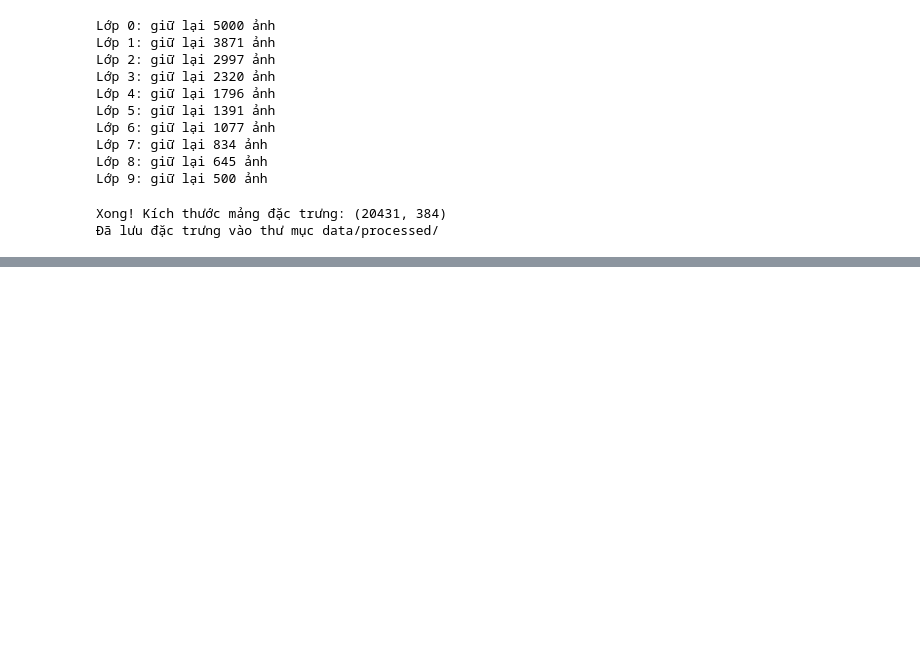
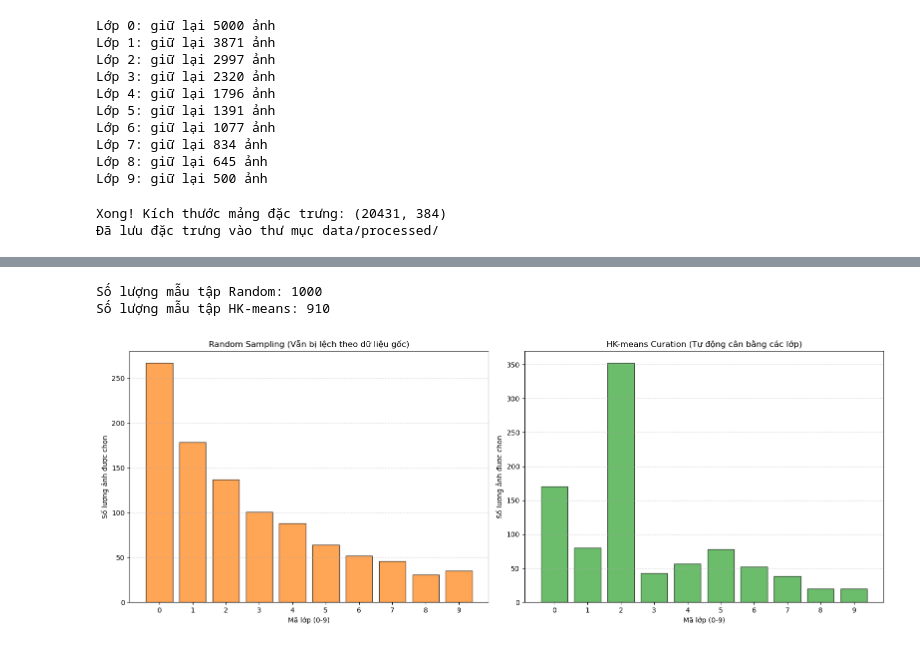
Before and after one commit to pqthinh232/Data-Mining-Lab-3-Clustering-and-its-applications, a Jupyter notebook: notebooks/03_new_dataset.ipynb, the cells around one changed output, grey strips where cells are left out. Cells and saved outputs as stored; diff of their text form; code cells hidden in the pictures; blank space fills up the shorter version.

```diff
--- a/notebooks/03_new_dataset.ipynb
+++ b/notebooks/03_new_dataset.ipynb
@@ -143,0 +162,79 @@ Error:
+# %%
+# --- 1. Lấy mẫu ngẫu nhiên (Random Sampling - Baseline) ---
+# Chọn đại 1000 ảnh từ toàn bộ dữ liệu gốc
+random_indices = np.random.choice(len(X_features), 1000, replace=False)
+Y_random_subset = Y_longtail[random_indices]
+
+# --- 2. Lấy mẫu theo HK-means (Our Balanced Sampling) ---
+# Từ mỗi cụm trong 100 cụm, lấy 10 ảnh gần tâm nhất (tổng 1000 ảnh)
+curated_indices = []
+for i in range(100):
+    idx_in_cluster = np.where(cluster_labels == i)[0]
+    if len(idx_in_cluster) == 0: continue
+
+    # Tính khoảng cách tới tâm cụm i
+    dists = np.linalg.norm(X_features[idx_in_cluster] - centroids_final[i], axis=1)
+    # Lấy 10 ảnh gần nhất
+    top_k_idx = idx_in_cluster[np.argsort(dists)[:10]]
+    curated_indices.extend(top_k_idx)
+
+Y_curated_subset = Y_longtail[curated_indices]
+# %%
+import matplotlib.pyplot as plt
+
+# --- 1. Lấy mẫu ngẫu nhiên (Random Sampling - Baseline) ---
+# Chọn đại 1000 chỉ số từ toàn bộ 20.431 ảnh
+random_indices = np.random.choice(len(X_features), 1000, replace=False)
+Y_random_subset = Y_longtail[random_indices]
+
+# --- 2. Lấy mẫu theo HK-means (Ours - Balanced Sampling) ---
+# Ý tưởng: Từ mỗi cụm trong 100 cụm (concept), lấy 10 ảnh gần tâm nhất
+curated_indices = []
+for i in range(100):
+    # Tìm các ảnh thuộc cụm i
+    idx_in_cluster = np.where(cluster_labels == i)[0]
+    if len(idx_in_cluster) == 0: continue
+
+    # Tính khoảng cách từ các ảnh trong cụm tới tâm cụm i tương ứng
+    dists = np.linalg.norm(X_features[idx_in_cluster] - centroids_final[i], axis=1)
+
+    # Lấy 10 ảnh có khoảng cách nhỏ nhất (đại diện tốt nhất cho concept đó)
+    top_k_local_idx = np.argsort(dists)[:10]
+    curated_indices.extend(idx_in_cluster[top_k_local_idx])
+
+Y_curated_subset = Y_longtail[curated_indices]
+
+print(f"Số lượng mẫu tập Random: {len(Y_random_subset)}")
+print(f"Số lượng mẫu tập HK-means: {len(Y_curated_subset)}")
+# %% [output]
+Số lượng mẫu tập Random: 1000
+Số lượng mẫu tập HK-means: 910
+# %%
+def plot_distribution(y_data, title, color):
+    classes, counts = np.unique(y_data, return_counts=True)
+    # Đảm bảo đủ 10 lớp dù có lớp không được chọn
+    full_counts = np.zeros(10)
+    for cls, count in zip(classes, counts):
+        full_counts[cls] = count
+
+    plt.bar(range(10), full_counts, color=color, alpha=0.7, edgecolor='black')
+    plt.xlabel('Mã lớp (0-9)')
+    plt.ylabel('Số lượng ảnh được chọn')
+    plt.title(title)
+    plt.xticks(range(10))
+    plt.grid(axis='y', linestyle='--', alpha=0.5)
+
+plt.figure(figsize=(16, 6))
+
+# Biểu đồ bên trái: Random
+plt.subplot(1, 2, 1)
+plot_distribution(Y_random_subset, "Random Sampling (Vẫn bị lệch theo dữ liệu gốc)", "tab:orange")
+
+# Biểu đồ bên phải: HK-means (Ours)
+plt.subplot(1, 2, 2)
+plot_distribution(Y_curated_subset, "HK-means Curation (Tự động cân bằng các lớp)", "tab:green")
+
+plt.tight_layout()
+plt.show()
+# %% [output]
+[figure, added]
```
Also changed, not shown: parts of 4 cells of this notebook, 1 other file.
